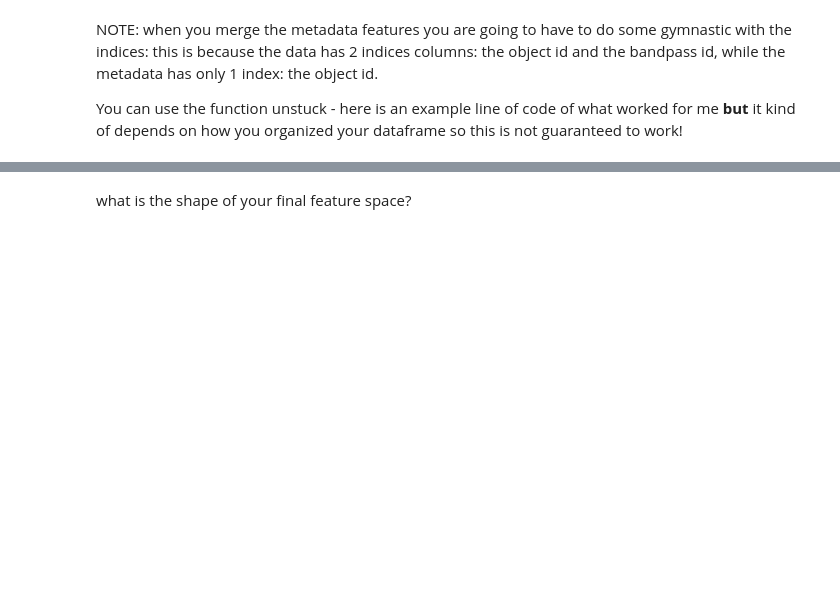
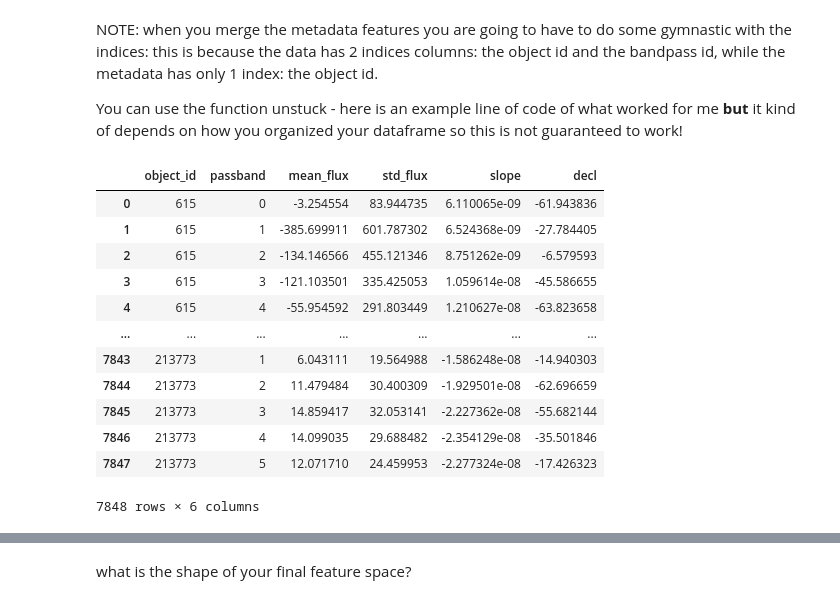
Before and after one commit to urvesh2012/MLTSA25_UBhagat, a Jupyter notebook: HW4/HW4_UrveshBhagat_PLAsTICC_GP_homework.ipynb, the cells around one changed output, grey strips where cells are left out. Saved outputs shown, nothing was run; the diff lists cells and outputs as text; code cells hidden in the pictures; blank space fills up the shorter version.

```diff
--- a/HW4/HW4_UrveshBhagat_PLAsTICC_GP_homework.ipynb
+++ b/HW4/HW4_UrveshBhagat_PLAsTICC_GP_homework.ipynb
@@ -521,3 +536,19 @@ sum_features
+# %%
+features.groupby(["object_id", "passband"]).head()
+# %% [output]
+|  | object_id | passband | mean_flux | std_flux | slope | decl |
+| 0 | 615 | 0 | -3.254554 | 83.944735 | 6.110065e-09 | -61.943836 |
+| 1 | 615 | 1 | -385.699911 | 601.787302 | 6.524368e-09 | -27.784405 |
+| 2 | 615 | 2 | -134.146566 | 455.121346 | 8.751262e-09 | -6.579593 |
+| 3 | 615 | 3 | -121.103501 | 335.425053 | 1.059614e-08 | -45.586655 |
+| 4 | 615 | 4 | -55.954592 | 291.803449 | 1.210627e-08 | -63.823658 |
+| ... | ... | ... | ... | ... | ... | ... |
+| 7843 | 213773 | 1 | 6.043111 | 19.564988 | -1.586248e-08 | -14.940303 |
+| 7844 | 213773 | 2 | 11.479484 | 30.400309 | -1.929501e-08 | -62.696659 |
+| 7845 | 213773 | 3 | 14.859417 | 32.053141 | -2.227362e-08 | -55.682144 |
+| 7846 | 213773 | 4 | 14.099035 | 29.688482 | -2.354129e-08 | -35.501846 |
+| 7847 | 213773 | 5 | 12.071710 | 24.459953 | -2.277324e-08 | -17.426323 |
+7848 rows × 6 columns
 # %%
 allfeatures = features.reset_index().set_index(['object_id','passband']).stack(
     ).unstack([1,2])
```
Also changed, not shown: parts of 52 cells of this notebook.
